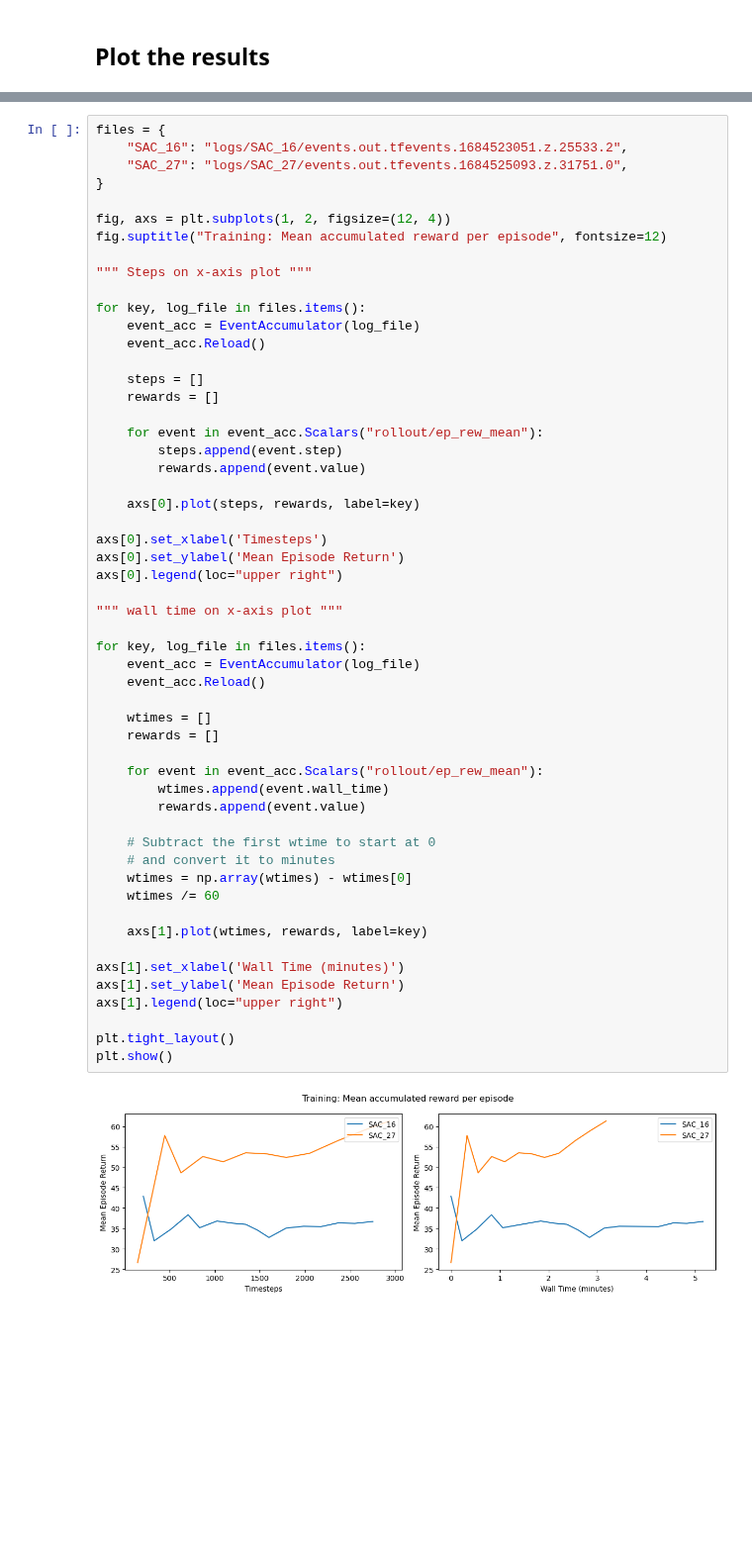
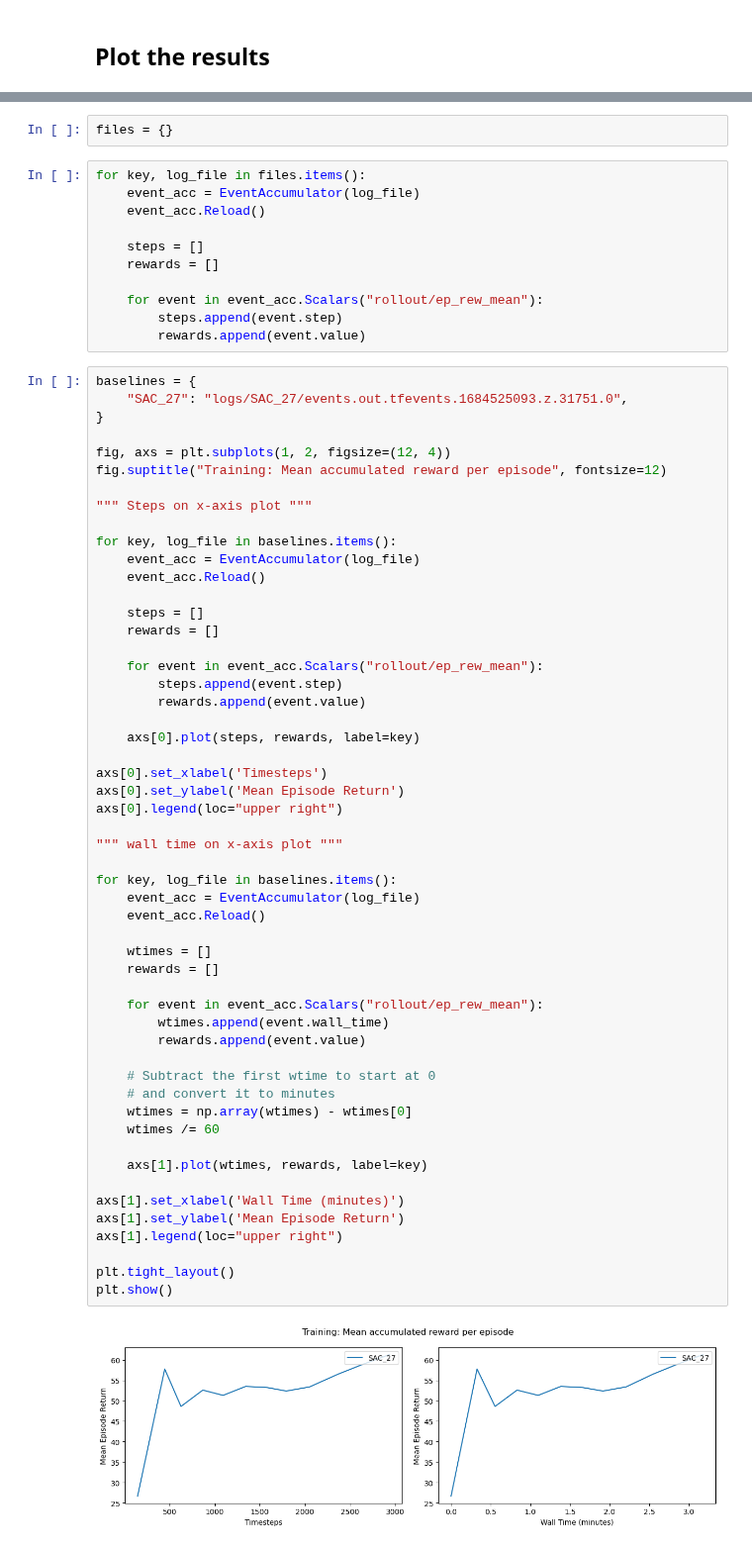
Before and after one commit to till2/self-driving-car, a Jupyter notebook: Baselines.ipynb, the cells around one changed output, grey strips where cells are left out. Shown at 99% size. Cells and saved outputs as stored; diff of their text form; blank space fills up the shorter version.

```diff
--- a/Baselines.ipynb
+++ b/Baselines.ipynb
@@ -140,6 +147,18 @@ agent.learn(total_timesteps=30_000)
+# %%
+files = {}
+# %%
+for key, log_file in files.items():
+    event_acc = EventAccumulator(log_file)
+    event_acc.Reload()
+
+    steps = []
+    rewards = []
+
+    for event in event_acc.Scalars("rollout/ep_rew_mean"):
+        steps.append(event.step)
+        rewards.append(event.value)
 # %%
-files = {
-    "SAC_16": "logs/SAC_16/events.out.tfevents.1684523051.z.25533.2",
+baselines = {
     "SAC_27": "logs/SAC_27/events.out.tfevents.1684525093.z.31751.0",
 }
 
@@ -148,7 +167,7 @@ fig.suptitle("Training: Mean accumulated reward per episode", fontsize=12)
 
 """ Steps on x-axis plot """
 
-for key, log_file in files.items():
+for key, log_file in baselines.items():
     event_acc = EventAccumulator(log_file)
     event_acc.Reload()
 
@@ -164,32 +183,32 @@ for key, log_file in files.items():
 axs[0].set_xlabel('Timesteps')
 axs[0].set_ylabel('Mean Episode Return')
 axs[0].legend(loc="upper right")
 
 """ wall time on x-axis plot """
 
-for key, log_file in files.items():
+for key, log_file in baselines.items():
     event_acc = EventAccumulator(log_file)
     event_acc.Reload()
 
     wtimes = []
     rewards = []
 
     for event in event_acc.Scalars("rollout/ep_rew_mean"):
         wtimes.append(event.wall_time)
         rewards.append(event.value)
 
     # Subtract the first wtime to start at 0
     # and convert it to minutes
     wtimes = np.array(wtimes) - wtimes[0]
     wtimes /= 60
 
     axs[1].plot(wtimes, rewards, label=key)
 
 axs[1].set_xlabel('Wall Time (minutes)')
 axs[1].set_ylabel('Mean Episode Return')
 axs[1].legend(loc="upper right")
 
 plt.tight_layout()
 plt.show()
 # %% [output]
-[figure, old version]
+[figure, new version]
```
Also changed, not shown: parts of 1 cell of this notebook, 5 other files.
